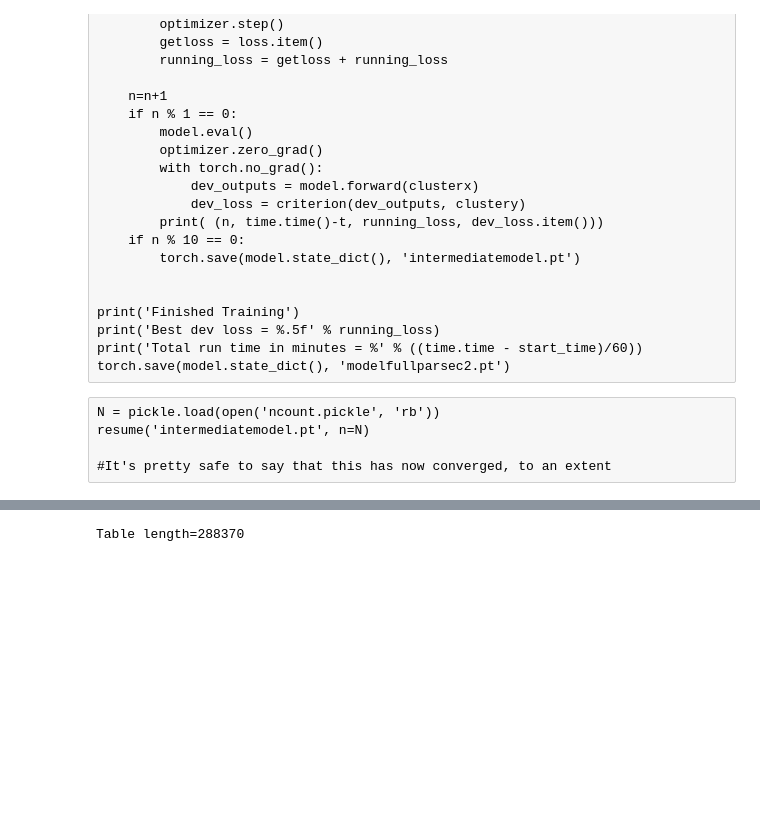
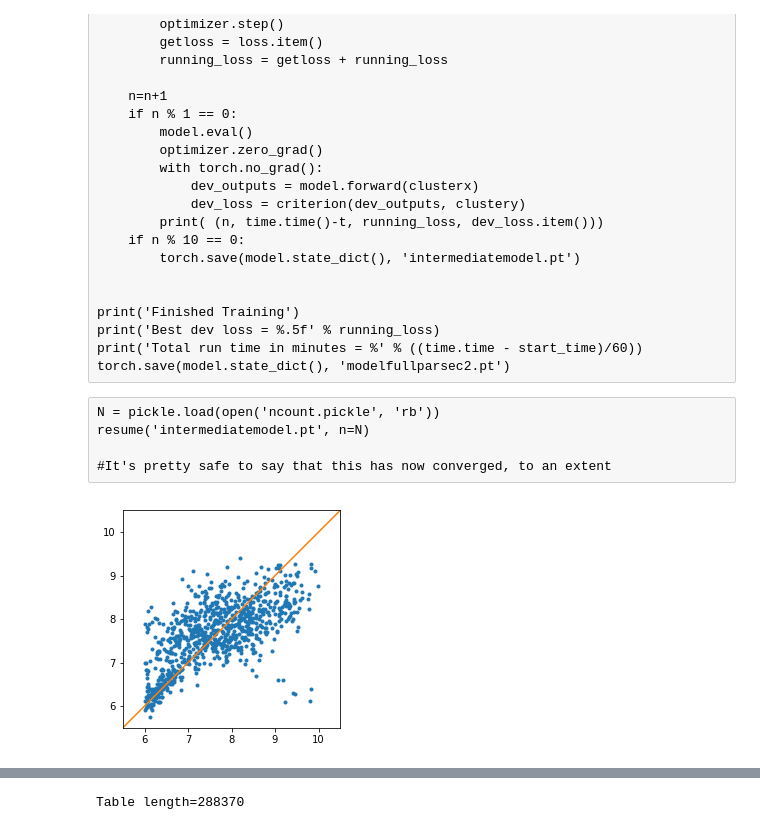
Before and after one commit to aidantmcb/YSO-ML, a Jupyter notebook: Code/YSO_Learning.ipynb, the cells around one changed output, grey strips where cells are left out. Drawn from its saved outputs; the diff is of its cells as text; code cells hidden in the pictures; blank space fills up the shorter version.

```diff
--- a/Code/YSO_Learning.ipynb
+++ b/Code/YSO_Learning.ipynb
@@ -329,3 +331,22 @@ N = pickle.load(open('ncount.pickle', 'rb'))
 resume('intermediatemodel.pt', n=N)
 
 #It's pretty safe to say that this has now converged, to an extent
+# %%
+model = Net()
+model.load_state_dict(torch.load('intermediatemodel.pt'))
+model.eval()
+a = model(clusterx2)
+out = pd.DataFrame(a.detach().numpy(), columns = ['age','av','mass','teff','logg','feh'])
+out['age']=(out['age']+.5)*2+6
+cly2 =pd.DataFrame(clustery2.numpy(),columns=['age','av','mass','teff','logg','feh'])
+cly2['age']=(cly2['age']+0.5)*2+6
+
+rsample = random.sample(range(len(out)), int(len(out)*.01))
+plt.plot(cly2.age[rsample], out.age[rsample], '.')
+plt.xlim(5.5, 10.5)
+plt.ylim(5.5, 10.5)
+plt.gca().set_aspect('equal', adjustable='box')
+plt.plot([5.5, 10.5],[5.5,10.5])
+plt.show()
+# %% [output]
+[figure, added]
```
Also changed, not shown: parts of 11 cells of this notebook, 4 other files.
